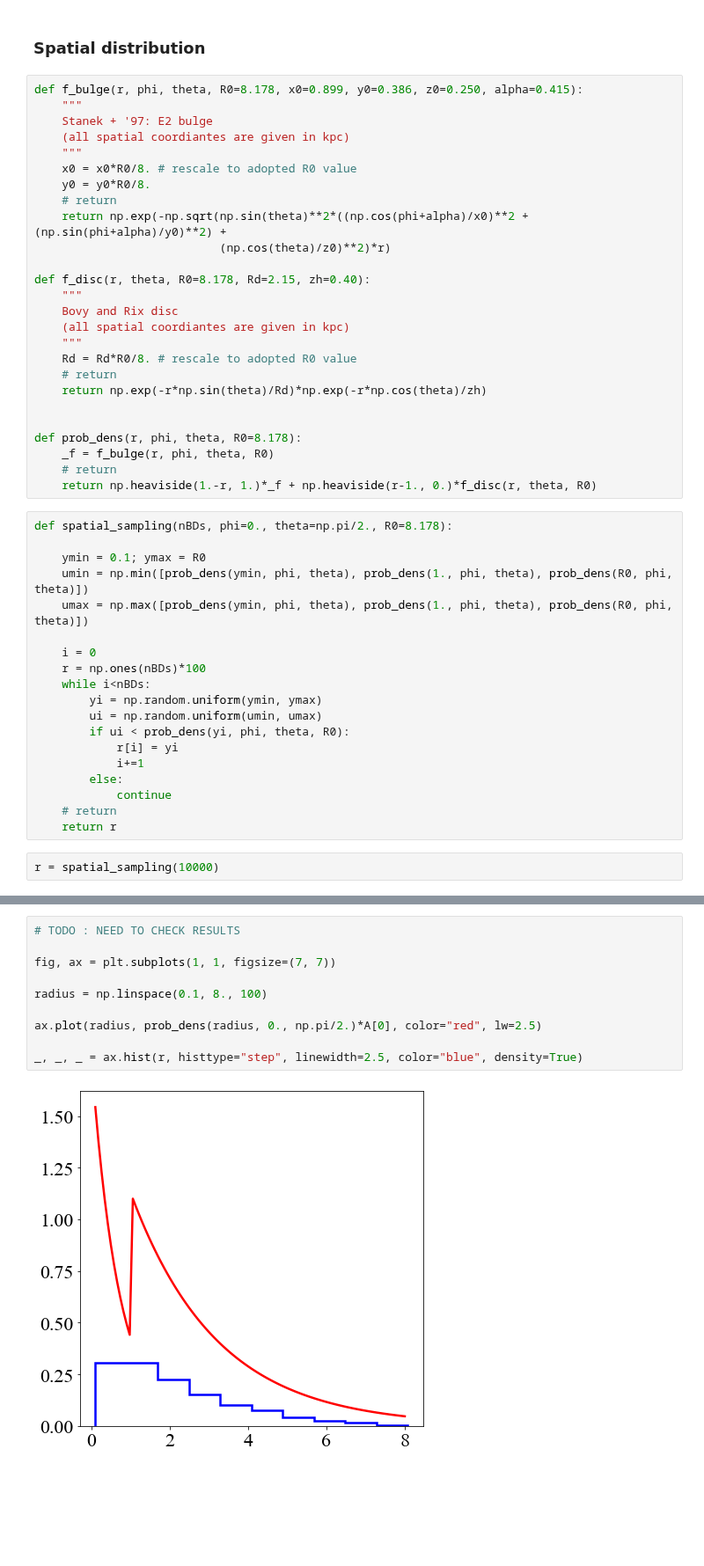
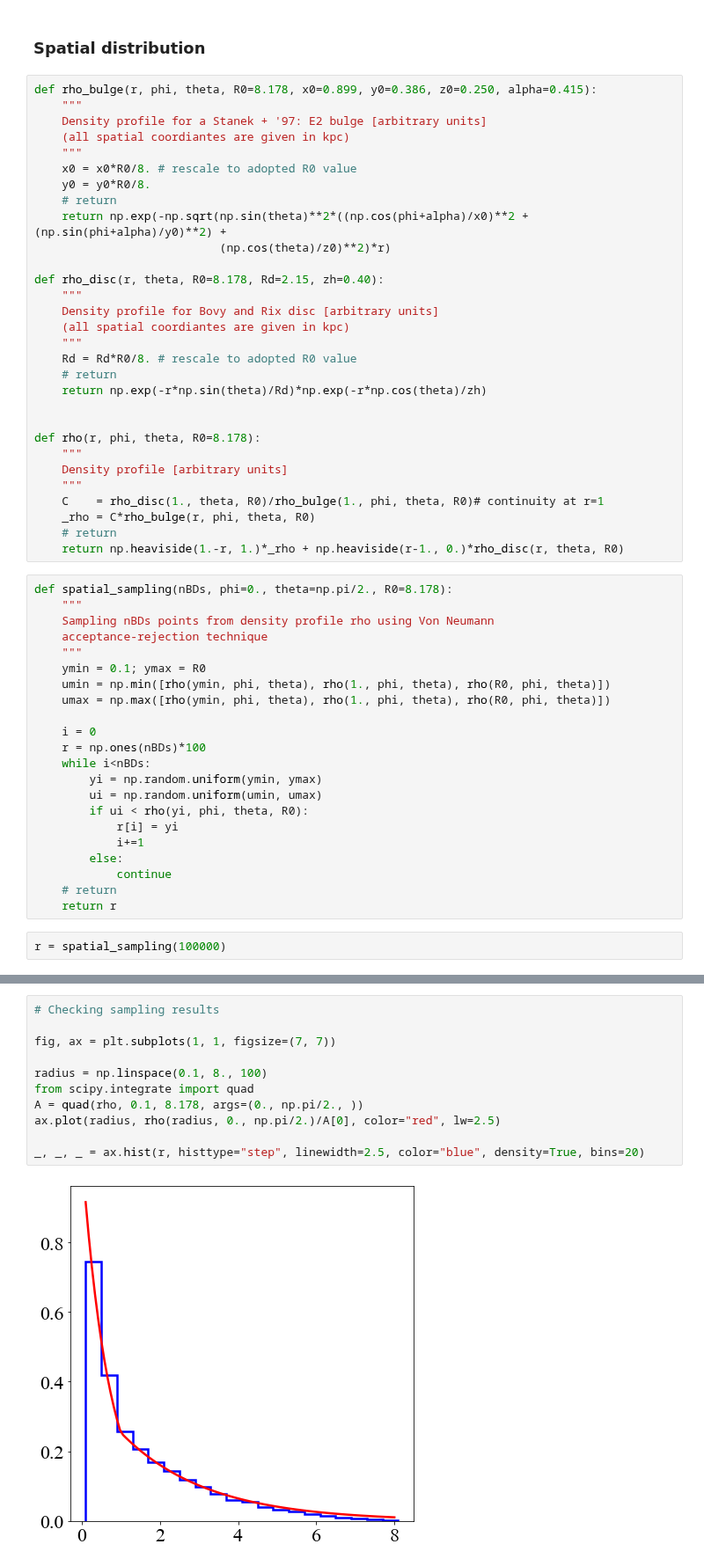
Before and after one commit to SvPoder/exoplanets, a Jupyter notebook: jupyter-notebook/simulations.ipynb, the cells around one changed output, grey strips where cells are left out. Shown at 88% size. Drawn from its saved outputs; the diff is of its cells as text; blank space fills up the shorter version.

```diff
--- a/jupyter-notebook/simulations.ipynb
+++ b/jupyter-notebook/simulations.ipynb
@@ -50,9 +50,9 @@ Text(0.5, 0, '$T_{\\rm eff}$ [K]')
 # %% [markdown]
 ### Spatial distribution
 # %%
-def f_bulge(r, phi, theta, R0=8.178, x0=0.899, y0=0.386, z0=0.250, alpha=0.415):
+def rho_bulge(r, phi, theta, R0=8.178, x0=0.899, y0=0.386, z0=0.250, alpha=0.415):
     """
-    Stanek + '97: E2 bulge
+    Density profile for a Stanek + '97: E2 bulge [arbitrary units]
     (all spatial coordiantes are given in kpc)
     """
     x0 = x0*R0/8. # rescale to adopted R0 value
@@ -61,9 +61,9 @@ def f_bulge(r, phi, theta, R0=8.178, x0=0.899, y0=0.386, z0=0.250, alpha=0.415):
     return np.exp(-np.sqrt(np.sin(theta)**2*((np.cos(phi+alpha)/x0)**2 + (np.sin(phi+alpha)/y0)**2) +
                            (np.cos(theta)/z0)**2)*r)
 
-def f_disc(r, theta, R0=8.178, Rd=2.15, zh=0.40):
+def rho_disc(r, theta, R0=8.178, Rd=2.15, zh=0.40):
     """
-    Bovy and Rix disc
+    Density profile for Bovy and Rix disc [arbitrary units]
     (all spatial coordiantes are given in kpc)
     """
     Rd = Rd*R0/8. # rescale to adopted R0 value
@@ -71,23 +71,30 @@ def f_disc(r, theta, R0=8.178, Rd=2.15, zh=0.40):
     return np.exp(-r*np.sin(theta)/Rd)*np.exp(-r*np.cos(theta)/zh)
 
 
-def prob_dens(r, phi, theta, R0=8.178):
-    _f = f_bulge(r, phi, theta, R0)
+def rho(r, phi, theta, R0=8.178):
+    """
+    Density profile [arbitrary units]
+    """
+    C    = rho_disc(1., theta, R0)/rho_bulge(1., phi, theta, R0)# continuity at r=1
+    _rho = C*rho_bulge(r, phi, theta, R0)
     # return
-    return np.heaviside(1.-r, 1.)*_f + np.heaviside(r-1., 0.)*f_disc(r, theta, R0)
+    return np.heaviside(1.-r, 1.)*_rho + np.heaviside(r-1., 0.)*rho_disc(r, theta, R0)
 # %%
 def spatial_sampling(nBDs, phi=0., theta=np.pi/2., R0=8.178):
-
+    """
+    Sampling nBDs points from density profile rho using Von Neumann
+    acceptance-rejection technique
+    """
     ymin = 0.1; ymax = R0
-    umin = np.min([prob_dens(ymin, phi, theta), prob_dens(1., phi, theta), prob_dens(R0, phi, theta)])
-    umax = np.max([prob_dens(ymin, phi, theta), prob_dens(1., phi, theta), prob_dens(R0, phi, theta)])
+    umin = np.min([rho(ymin, phi, theta), rho(1., phi, theta), rho(R0, phi, theta)])
+    umax = np.max([rho(ymin, phi, theta), rho(1., phi, theta), rho(R0, phi, theta)])
 
     i = 0
     r = np.ones(nBDs)*100
     while i<nBDs:
         yi = np.random.uniform(ymin, ymax)
         ui = np.random.uniform(umin, umax)
-        if ui < prob_dens(yi, phi, theta, R0):
+        if ui < rho(yi, phi, theta, R0):
             r[i] = yi
             i+=1
         else:
@@ -95,4 +102,4 @@ def spatial_sampling(nBDs, phi=0., theta=np.pi/2., R0=8.178):
     # return
     return r
 # %%
-r = spatial_sampling(10000)
+r = spatial_sampling(100000)
@@ -107,12 +106,13 @@ print(A)
 # %%
-# TODO : NEED TO CHECK RESULTS
+# Checking sampling results
 
 fig, ax = plt.subplots(1, 1, figsize=(7, 7))
 
 radius = np.linspace(0.1, 8., 100)
+from scipy.integrate import quad
+A = quad(rho, 0.1, 8.178, args=(0., np.pi/2., ))
+ax.plot(radius, rho(radius, 0., np.pi/2.)/A[0], color="red", lw=2.5)
 
-ax.plot(radius, prob_dens(radius, 0., np.pi/2.)*A[0], color="red", lw=2.5)
-
-_, _, _ = ax.hist(r, histtype="step", linewidth=2.5, color="blue", density=True)
+_, _, _ = ax.hist(r, histtype="step", linewidth=2.5, color="blue", density=True, bins=20)
 # %% [output]
-[figure, old version]
+[figure, new version]
```
Also changed, not shown: parts of 5 cells of this notebook, 4 other files.
